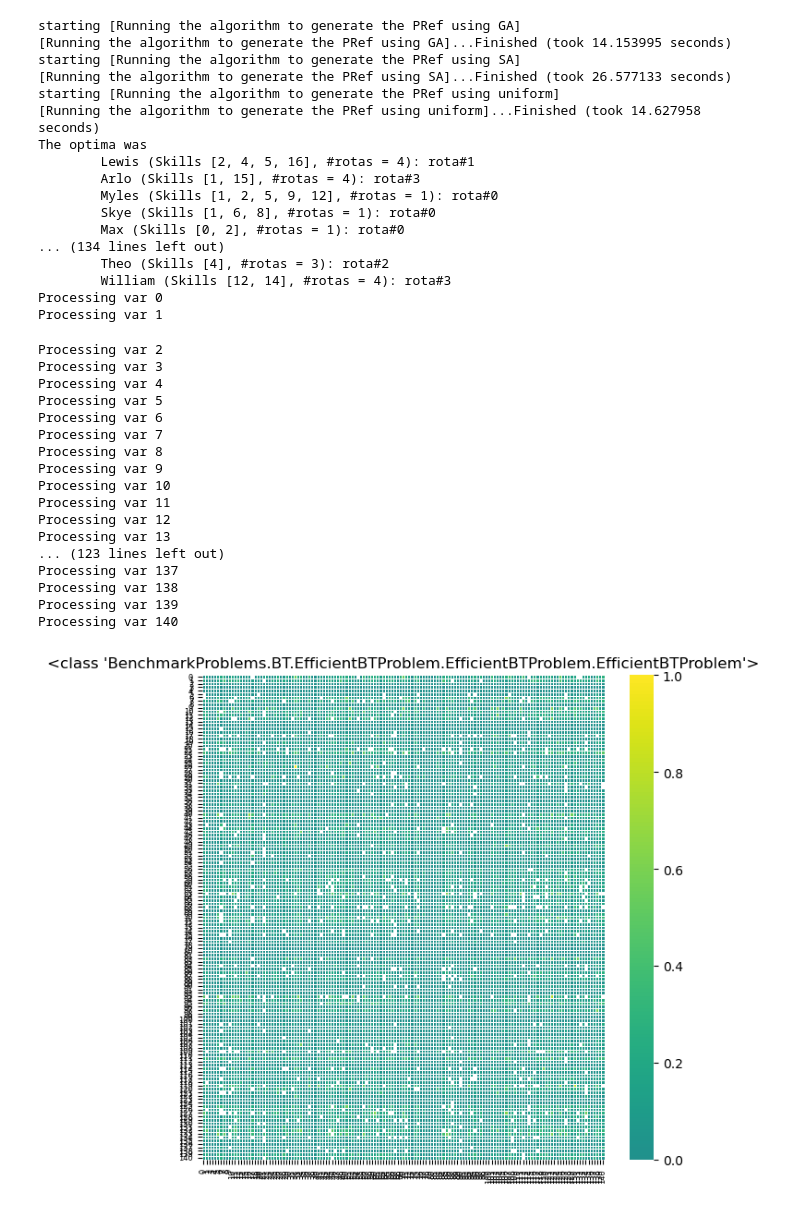
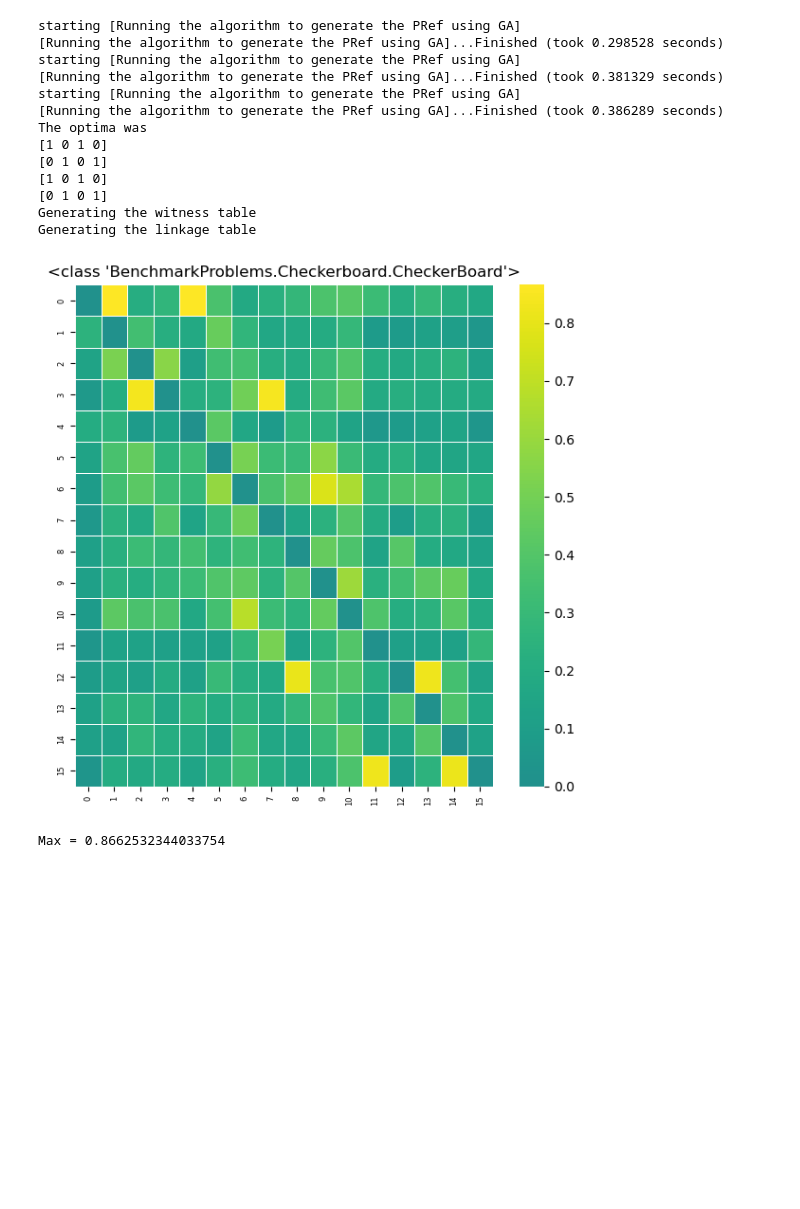
Before and after one commit to Giancarlo-Catalano/PSSearch, a Jupyter notebook: DetectingAnnoyingEffects/brute_force.ipynb, the cells around one changed output. Cells and saved outputs as stored; diff of their text form; code cells hidden in the pictures; blank space fills up the shorter version.

```diff
--- a/DetectingAnnoyingEffects/brute_force.ipynb
+++ b/DetectingAnnoyingEffects/brute_force.ipynb
@@ -115,70 +115,52 @@ def get_linkage_table_from_witness_table(witness_table: np.ndarray, search_space
 # %%
 
 
+from BenchmarkProblems.TwoPeaks import TwoPeaks
 from BenchmarkProblems.BT.EfficientBTProblem.EfficientBTProblem import EfficientBTProblem
 from initial_testing.understand_files.rearrange_linkage_table import clean_table
 from BenchmarkProblems.GraphColouring import GraphColouring
 from BenchmarkProblems.Checkerboard import CheckerBoard
 from BenchmarkProblems.ParityProblem import ParityProblem
 from BenchmarkProblems.RoyalRoadWithOverlaps import RoyalRoadWithOverlaps
 from BenchmarkProblems.OneMax import OneMax
 
-#problems = [RoyalRoad(5), Trapk(4, 5), OneMax(4, 5), RoyalRoadWithOverlaps(4, 5, 16), ParityProblem(4, 5), CheckerBoard(4, 4)]
+#problems = [RoyalRoad(5), Trapk(4, 5), OneMax(4, 5), RoyalRoadWithOverlaps(4, 5, 16), TwoPeaks(20), ParityProblem(4, 5), CheckerBoard(4, 4)]
+problems = [CheckerBoard(4, 4)]
 #problems = [GraphColouring.make_insular_instance(4)]
-problems = [EfficientBTProblem.from_default_files()]
+#problems = [EfficientBTProblem.from_default_files()]
 
 for problem in problems:
     # then we make a pRef
     pRef = get_pRef_from_metaheuristic(problem=problem,
-                                     sample_size=30000,
-                                     which_algorithm="GA SA uniform",
+                                     sample_size=10000,
+                                     which_algorithm="GA GA GA",
                                      unique=True,
                                      verbose=True)
     optima = pRef.get_best_solution()
     print(f"The optima was")
     print(problem.repr_fs(optima))
 
     print("Generating the witness table")
     witness_table = make_witness_table(pRef)
     print(f"Generating the linkage table")
     linkage_table=  get_linkage_table_from_witness_table(witness_table, pRef.search_space)
 
     utils.show_matrix_with_colours(linkage_table, fig_size=(6, 6), name=repr(type(problem)))
-    utils.show_matrix_with_colours(clean_table(linkage_table), fig_size=(6, 6), name=repr(type(problem))+"rearranged")
+    #utils.show_matrix_with_colours(clean_table(linkage_table), fig_size=(6, 6), name=repr(type(problem))+"rearranged")
     print(f"Max = {np.max(linkage_table)}")
 # %% [output]
 starting [Running the algorithm to generate the PRef using GA]
-[Running the algorithm to generate the PRef using GA]...Finished (took 14.153995 seconds)
-starting [Running the algorithm to generate the PRef using SA]
-[Running the algorithm to generate the PRef using SA]...Finished (took 26.577133 seconds)
-starting [Running the algorithm to generate the PRef using uniform]
-[Running the algorithm to generate the PRef using uniform]...Finished (took 14.627958 seconds)
+[Running the algorithm to generate the PRef using GA]...Finished (took 0.298528 seconds)
+starting [Running the algorithm to generate the PRef using GA]
+[Running the algorithm to generate the PRef using GA]...Finished (took 0.381329 seconds)
+starting [Running the algorithm to generate the PRef using GA]
+[Running the algorithm to generate the PRef using GA]...Finished (took 0.386289 seconds)
 The optima was
-        Lewis (Skills [2, 4, 5, 16], #rotas = 4): rota#1
-        Arlo (Skills [1, 15], #rotas = 4): rota#3
-        Myles (Skills [1, 2, 5, 9, 12], #rotas = 1): rota#0
-        Skye (Skills [1, 6, 8], #rotas = 1): rota#0
-        Max (Skills [0, 2], #rotas = 1): rota#0
-... (134 lines left out)
-        Theo (Skills [4], #rotas = 3): rota#2
-        William (Skills [12, 14], #rotas = 4): rota#3
-Processing var 0
-Processing var 1
+[1 0 1 0]
+[0 1 0 1]
+[1 0 1 0]
+[0 1 0 1]
+Generating the witness table
+Generating the linkage table
+[figure, new version]
-Processing var 2
-Processing var 3
-Processing var 4
-Processing var 5
-Processing var 6
-Processing var 7
-Processing var 8
-Processing var 9
-Processing var 10
-Processing var 11
-Processing var 12
-Processing var 13
-... (123 lines left out)
-Processing var 137
-Processing var 138
-Processing var 139
-Processing var 140
+Max = 0.8662532344033754
-[figure, old version]
```
Also changed, not shown: parts of 6 cells of this notebook, 2 other files.
